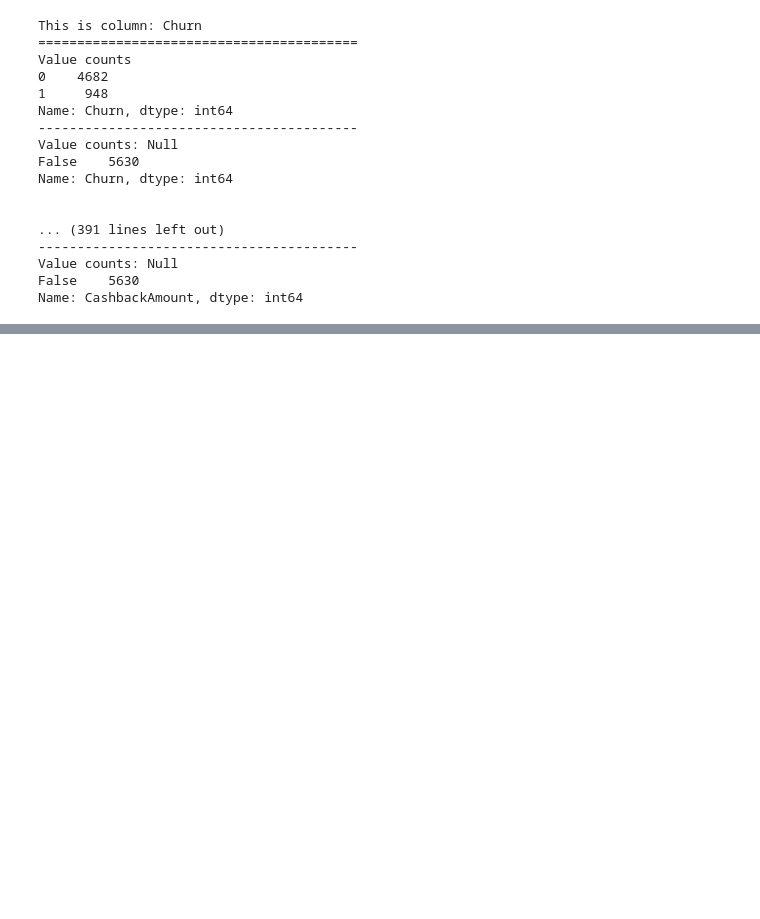
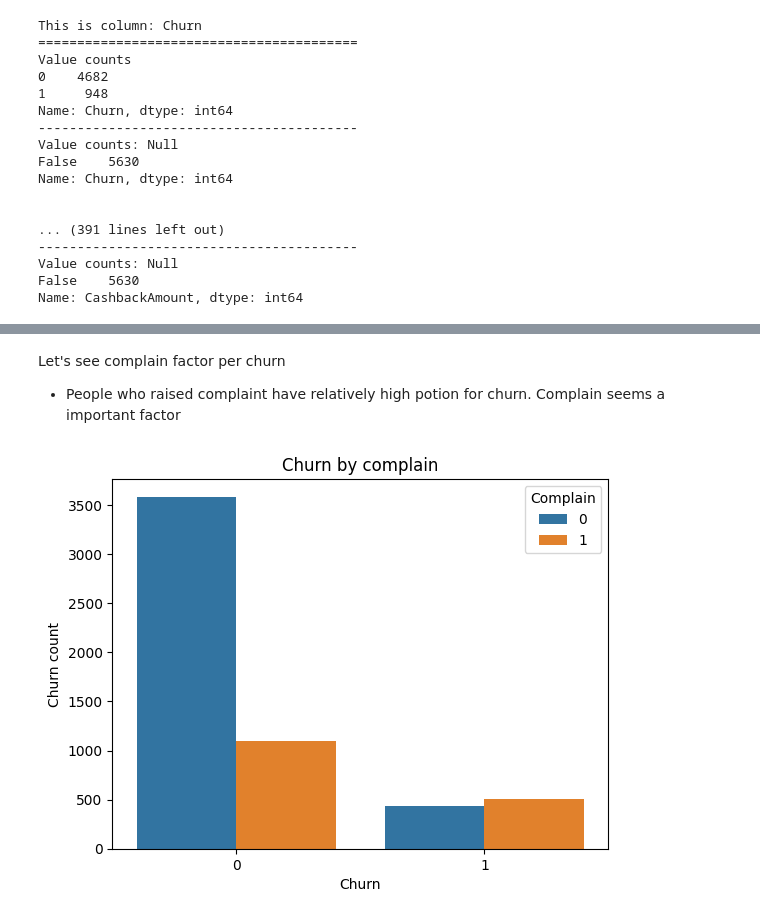
Before and after one commit to TsungYuanHsu/e-commerce_customer_churn_analysis, a Jupyter notebook: e-commerce_customer_churn_analysis.ipynb, the cells around one changed output, grey strips where cells are left out. Cells and saved outputs as stored; diff of their text form; code cells hidden in the pictures; blank space fills up the shorter version.

```diff
--- a/e-commerce_customer_churn_analysis.ipynb
+++ b/e-commerce_customer_churn_analysis.ipynb
@@ -149,0 +215,13 @@ Name: CashbackAmount, dtype: int64
+# %% [markdown]
+Let's see complain factor per churn
+- People who raised complaint have relatively high potion for churn. Complain seems a important factor
+# %%
+df_churn_complain = df.groupby(['Churn', 'Complain'])['Churn'].count().reset_index(name='Churn count')
+
+sns.barplot(data=df_churn_complain, x='Churn', y='Churn count', hue='Complain')
+plt.xlabel('Churn')
+plt.ylabel('Churn count')
+plt.title('Churn by complain')
+plt.show()
+# %% [output]
+[figure, added]
```
Also changed, not shown: parts of 28 cells of this notebook.
